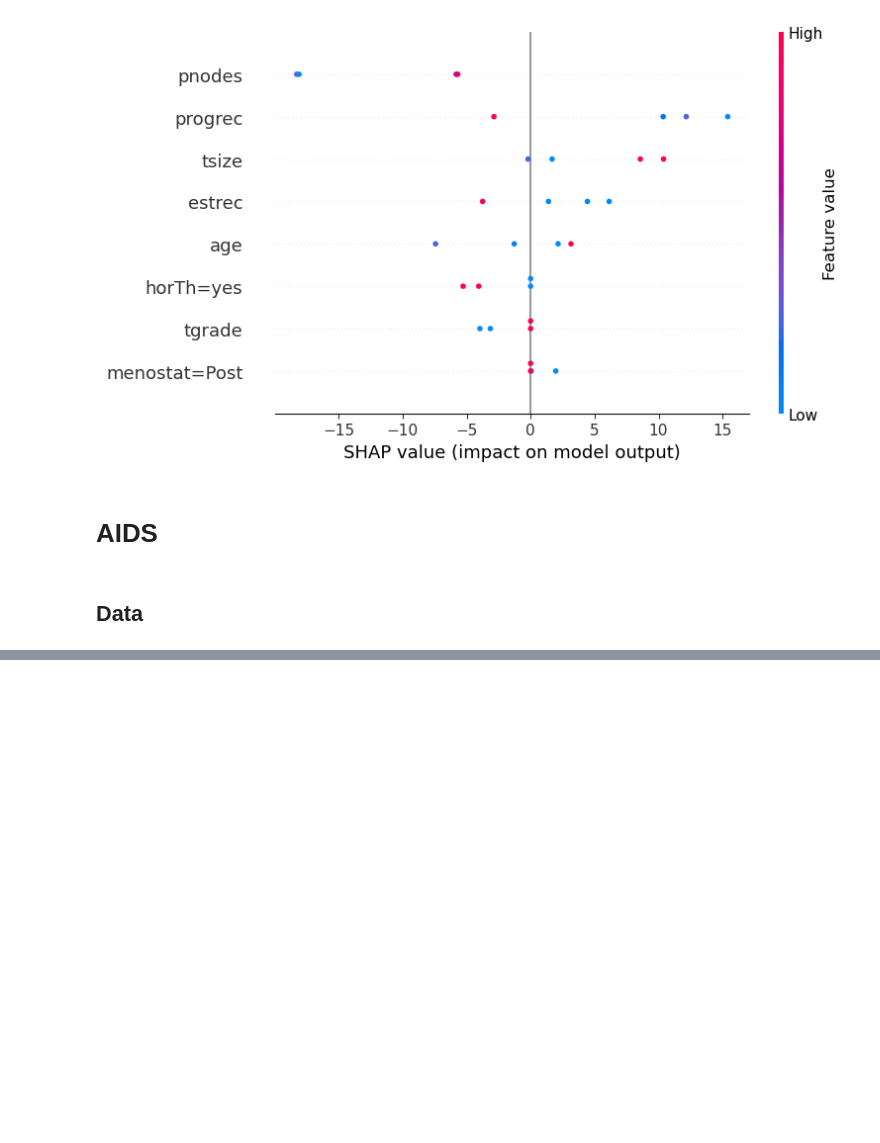
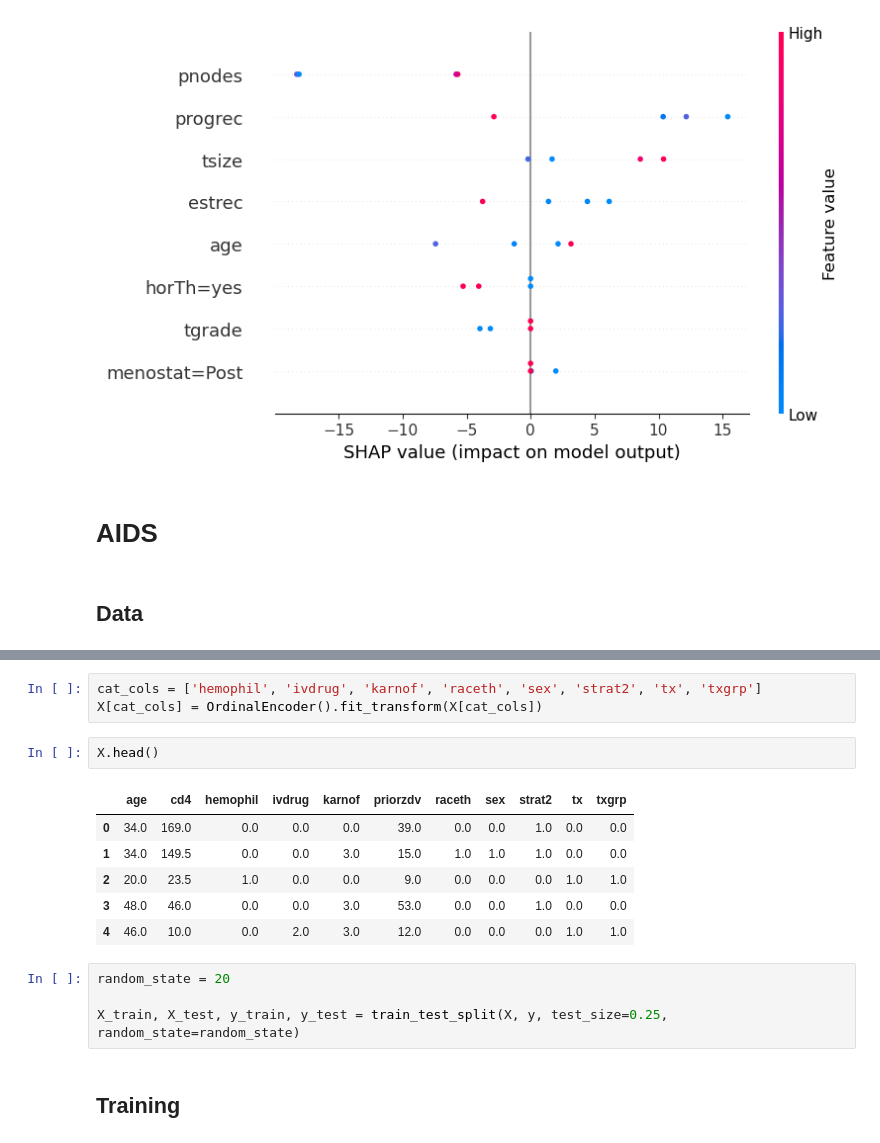
Before and after one commit to dmachlanski/ssp25-feature-attributions, a Jupyter notebook: eda.ipynb, the cells around one changed output, grey strips where cells are left out. Cells and saved outputs as stored; diff of their text form; blank space fills up the shorter version.

```diff
--- a/eda.ipynb
+++ b/eda.ipynb
@@ -146,0 +163,18 @@ shap.summary_plot(shap_vals, X_test[sel_mask])
+# %%
+cat_cols = ['hemophil', 'ivdrug', 'karnof', 'raceth', 'sex', 'strat2', 'tx', 'txgrp']
+X[cat_cols] = OrdinalEncoder().fit_transform(X[cat_cols])
+# %%
+X.head()
+# %% [output]
+|  | age | cd4 | hemophil | ivdrug | karnof | priorzdv | raceth | sex | strat2 | tx | txgrp |
+| 0 | 34.0 | 169.0 | 0.0 | 0.0 | 0.0 | 39.0 | 0.0 | 0.0 | 1.0 | 0.0 | 0.0 |
+| 1 | 34.0 | 149.5 | 0.0 | 0.0 | 3.0 | 15.0 | 1.0 | 1.0 | 1.0 | 0.0 | 0.0 |
+| 2 | 20.0 | 23.5 | 1.0 | 0.0 | 0.0 | 9.0 | 0.0 | 0.0 | 0.0 | 1.0 | 1.0 |
+| 3 | 48.0 | 46.0 | 0.0 | 0.0 | 3.0 | 53.0 | 0.0 | 0.0 | 1.0 | 0.0 | 0.0 |
+| 4 | 46.0 | 10.0 | 0.0 | 2.0 | 3.0 | 12.0 | 0.0 | 0.0 | 0.0 | 1.0 | 1.0 |
+# %%
+random_state = 20
+
+X_train, X_test, y_train, y_test = train_test_split(X, y, test_size=0.25, random_state=random_state)
+# %% [markdown]
+## Training
```
Also changed, not shown: parts of 19 cells of this notebook.
